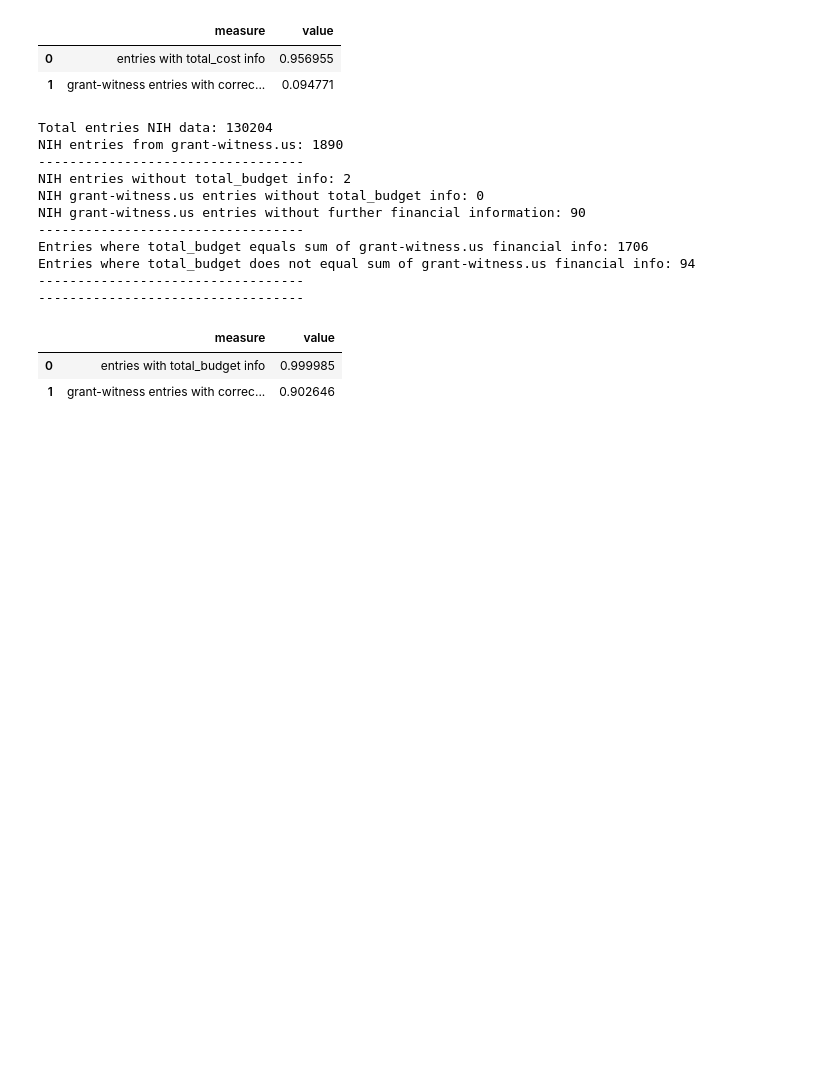
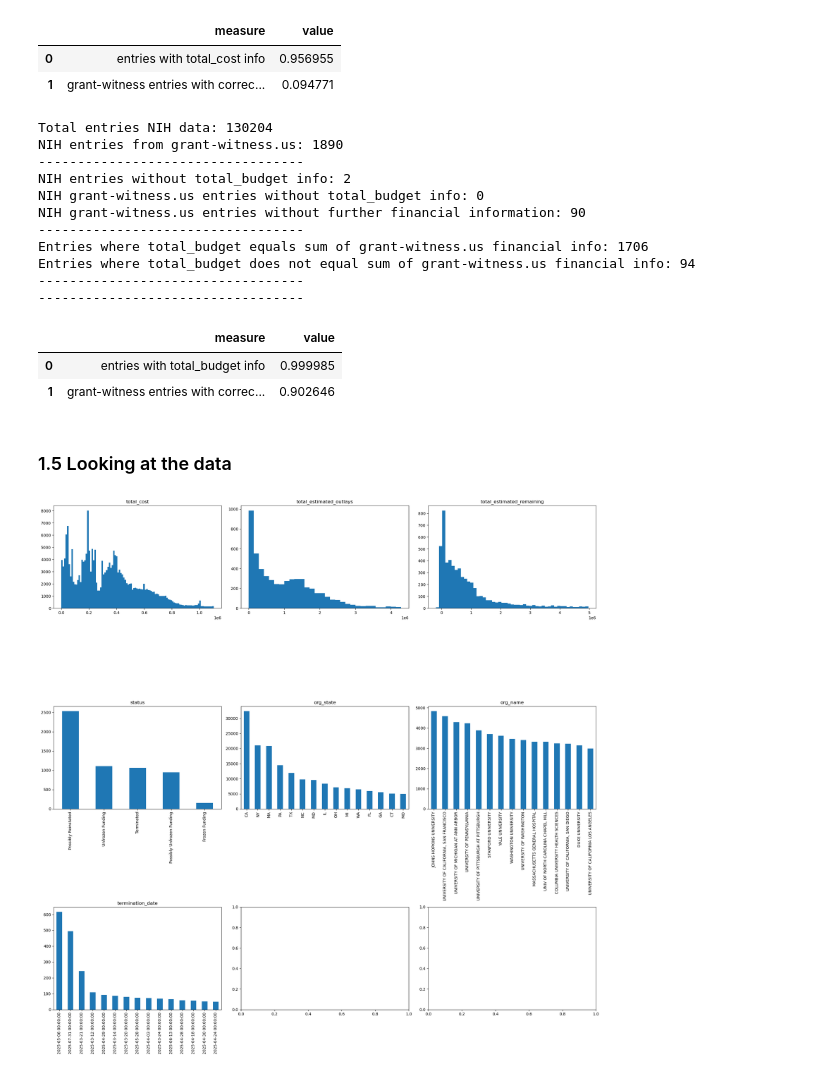
Before and after one commit to hannahmetzler/us_science_cuts, a Jupyter notebook: analysis/notebook.ipynb, the cells around one changed output. Cells and saved outputs as stored; diff of their text form; code cells hidden in the pictures; blank space fills up the shorter version.

Commit message:
data histograms

```diff
--- a/analysis/notebook.ipynb
+++ b/analysis/notebook.ipynb
@@ -345,3 +345,5 @@ Entries where total_budget does not equal sum of grant-witness.us financial info
 |  | measure | value |
 | 0 | entries with total_budget info | 0.999985 |
 | 1 | grant-witness entries with correc... | 0.902646 |
+# %% [markdown]
+### 1.5 Looking at the data
@@ -347,0 +396,6 @@ Entries where total_budget does not equal sum of grant-witness.us financial info
+# %%
+plot_features(nih, nih_summary, title='', figsize=(20,20), categorical_cols=[
+    ('status', 'status'), ('context', 'org_state'), ('context', 'org_name'), ('time', 'termination_date')
+    ])
+# %% [output]
+[figure, added]
```
Also changed, not shown: parts of 2 cells of this notebook.
